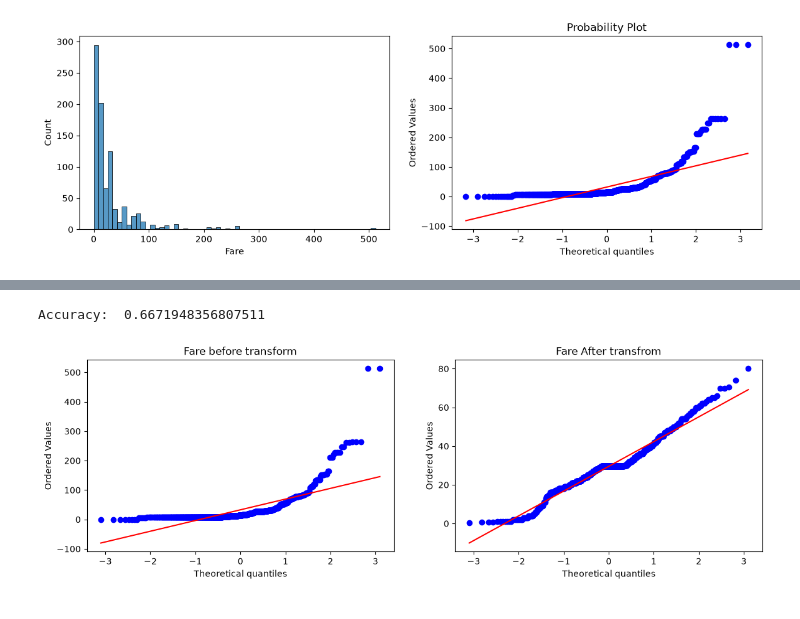
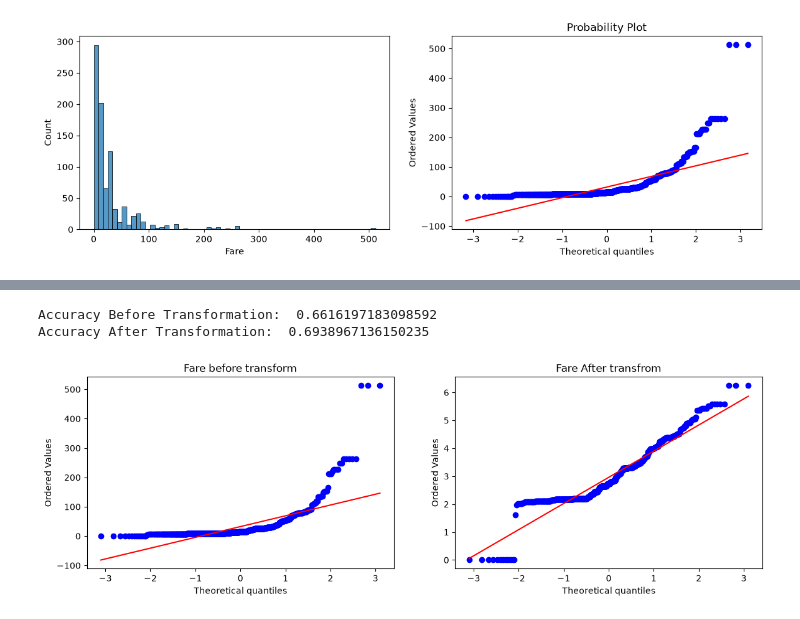
Before and after one commit to DurgaSaiVishnu/Machine_learning, a Jupyter notebook: learning-scikit.ipynb, the cells around one changed output, grey strips where cells are left out. Drawn from its saved outputs; the diff is of its cells as text; code cells hidden in the pictures.

```diff
--- a/learning-scikit.ipynb
+++ b/learning-scikit.ipynb
@@ -587,27 +588,28 @@ df
 | 890 | 0 | 32.000000 | 7.7500 |
 891 rows × 3 columns
 # %%
-from cmath import sin, log
 def apply(transform):
     x = df.iloc[:,1:3]
     y = df.iloc[:,0]
     x_train , x_test,y_train,y_test = train_test_split(x,y,test_size=0.2)
     trf1 = ColumnTransformer(transformers=[
         ('log',FunctionTransformer(transform),['Fare'])
     ],remainder='passthrough')
     clf = LogisticRegression()
-    print('Accuracy: ', np.mean(cross_val_score(clf,x_train,y_train,cv=10)))
+    print('Accuracy Before Transformation: ', np.mean(cross_val_score(clf,x_train,y_train,cv=10)))
     plt.figure(figsize=(14,4))
     plt.subplot(121)
     stats.probplot(x_train['Fare'],dist='norm',plot=plt)
     plt.title('Fare before transform')
 
     x_trans = trf1.fit_transform(x_train)
     plt.subplot(122)
     stats.probplot(x_trans[:,0],dist='norm',plot=plt)
-    plt.title('Fare After transfrom')
+    plt.title(label='Fare After transfrom')
+    print('Accuracy After Transformation: ', np.mean(cross_val_score(clf,x_trans,y_train,cv=10)))
 
-apply(np.diff)
+apply(np.log1p)
 # %% [output]
-Accuracy:  0.6671948356807511
+Accuracy Before Transformation:  0.6616197183098592
+Accuracy After Transformation:  0.6938967136150235
-[figure, old version]
+[figure, new version]
```
Also changed, not shown: parts of 42 cells of this notebook.
